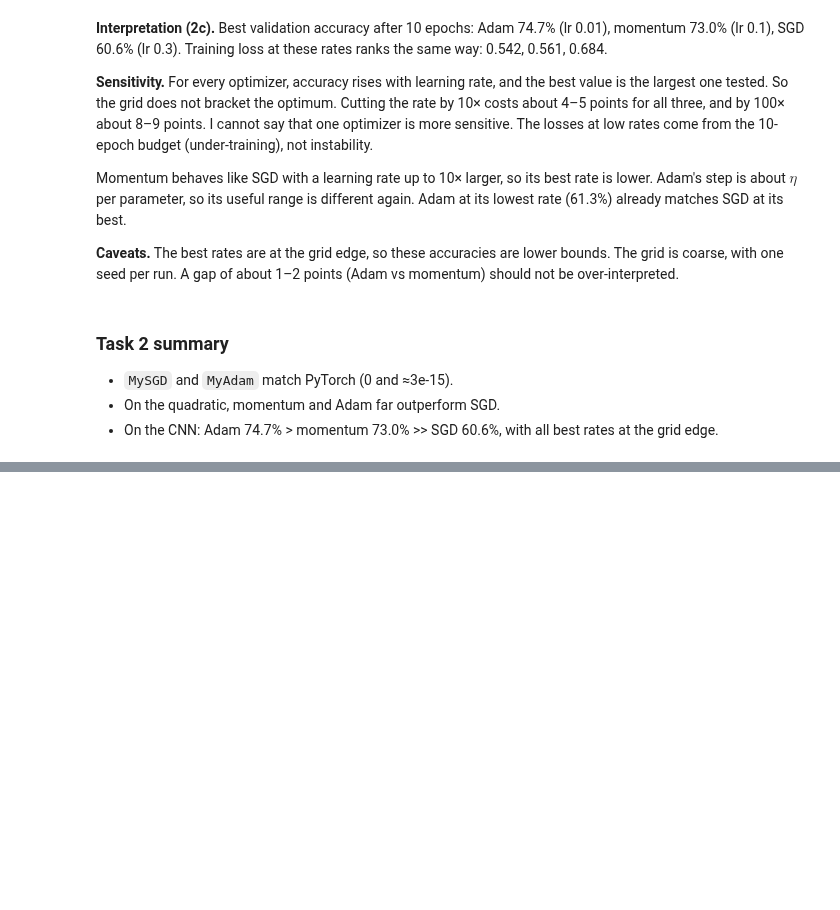
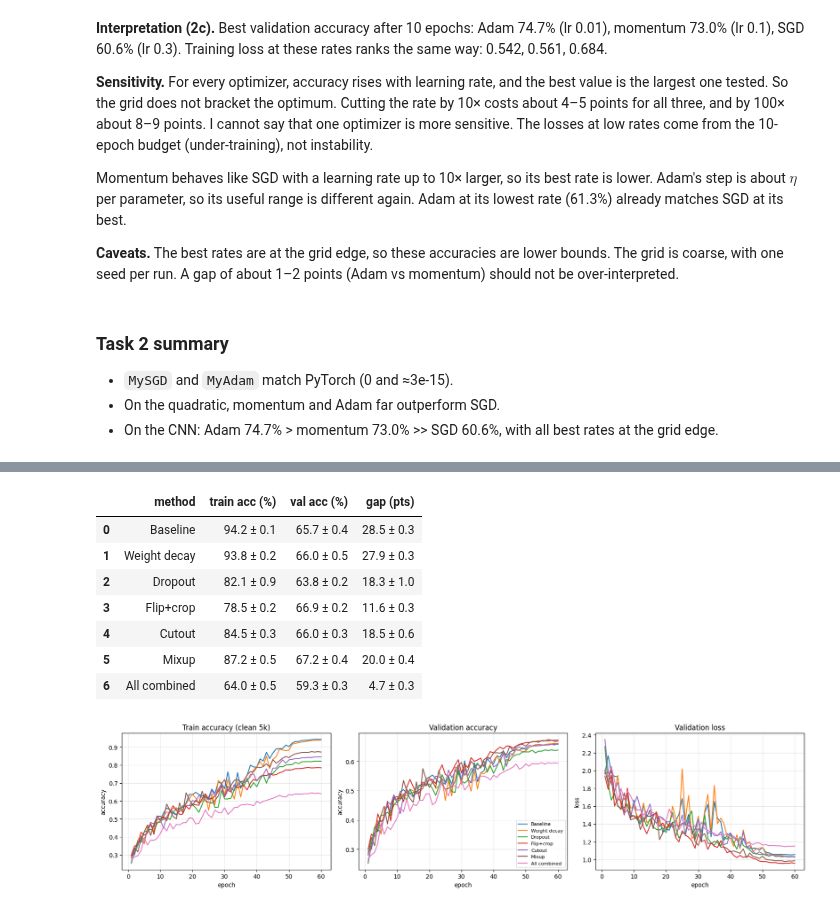
Before and after one commit to rivindu02/EN4554-Assignment-2-on-CNNs, a Jupyter notebook: EN4554_A2_CNNs.ipynb, the cells around one changed output, grey strips where cells are left out. Cells and saved outputs as stored; diff of their text form; code cells hidden in the pictures; blank space fills up the shorter version.

```diff
--- a/EN4554_A2_CNNs.ipynb
+++ b/EN4554_A2_CNNs.ipynb
@@ -869,0 +1000,33 @@ Momentum behaves like SGD with a learning rate up to 10× larger, so its best ra
+# %%
+rows = []
+for name, hs in res_a.items():
+    tr = np.array([h["train_acc"][-1] for h in hs]) * 100
+    va = np.array([h["val_acc"][-1] for h in hs]) * 100
+    gap = tr - va
+    rows.append({"method": name,
+                 "train acc (%)": f"{tr.mean():.1f} ± {tr.std():.1f}",
+                 "val acc (%)":   f"{va.mean():.1f} ± {va.std():.1f}",
+                 "gap (pts)":     f"{gap.mean():.1f} ± {gap.std():.1f}"})
+display(pd.DataFrame(rows))
+
+def mean_curve(name, key): return np.mean([h[key] for h in res_a[name]], axis=0)
+fig, ax = plt.subplots(1, 3, figsize=(17, 4.2))
+for name in res_a:
+    ep = np.arange(1, EPOCHS_A + 1)
+    ax[0].plot(ep, mean_curve(name, "train_acc"), label=name)
+    ax[1].plot(ep, mean_curve(name, "val_acc"), label=name)
+    ax[2].plot(ep, mean_curve(name, "val_loss"), label=name)
+for a, t, yl in zip(ax, ["Train accuracy (clean 5k)", "Validation accuracy", "Validation loss"], ["accuracy", "accuracy", "loss"]):
+    a.set(title=t, xlabel="epoch", ylabel=yl); a.grid(alpha=0.3)
+ax[1].legend(fontsize=8)
+plt.tight_layout(); plt.show()
+# %% [output]
+|  | method | train acc (%) | val acc (%) | gap (pts) |
+| 0 | Baseline | 94.2 ± 0.1 | 65.7 ± 0.4 | 28.5 ± 0.3 |
+| 1 | Weight decay | 93.8 ± 0.2 | 66.0 ± 0.5 | 27.9 ± 0.3 |
+| 2 | Dropout | 82.1 ± 0.9 | 63.8 ± 0.2 | 18.3 ± 1.0 |
+| 3 | Flip+crop | 78.5 ± 0.2 | 66.9 ± 0.2 | 11.6 ± 0.3 |
+| 4 | Cutout | 84.5 ± 0.3 | 66.0 ± 0.3 | 18.5 ± 0.6 |
+| 5 | Mixup | 87.2 ± 0.5 | 67.2 ± 0.4 | 20.0 ± 0.4 |
+| 6 | All combined | 64.0 ± 0.5 | 59.3 ± 0.3 | 4.7 ± 0.3 |
+[figure, added]
```
Also changed, not shown: parts of 13 cells of this notebook.
